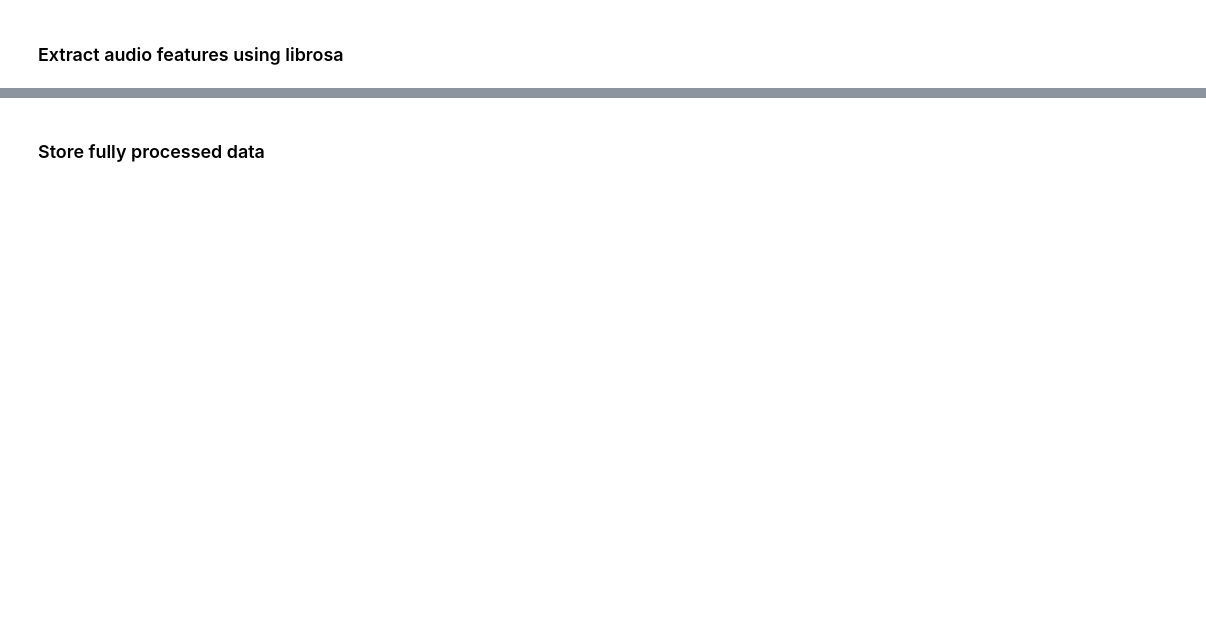
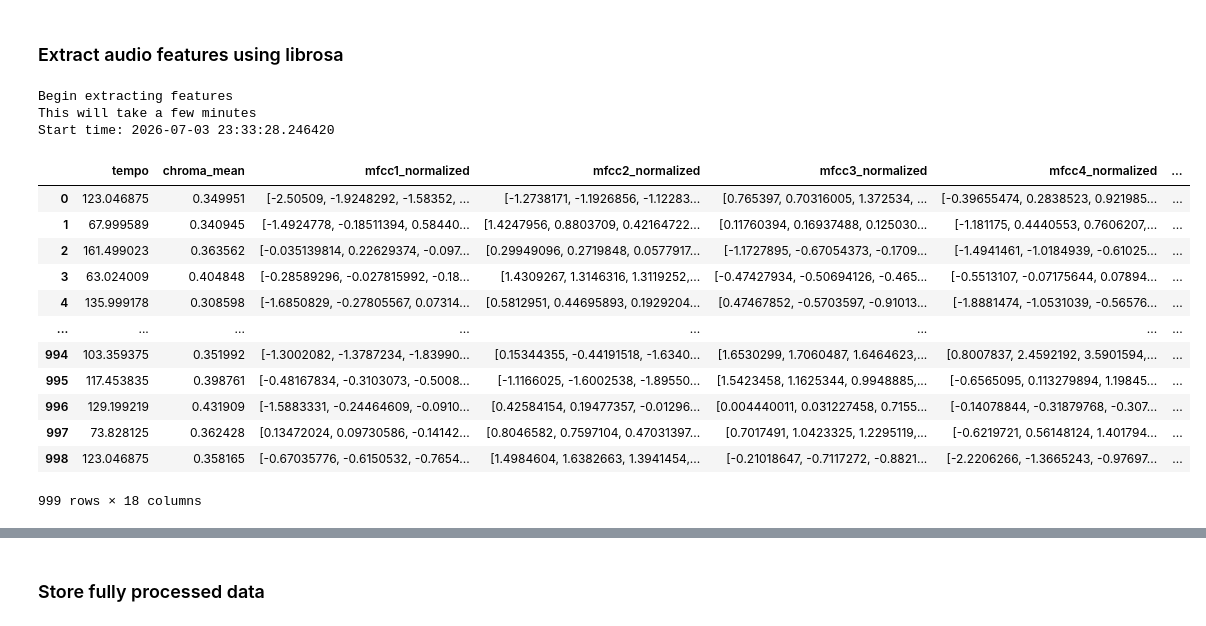
Before and after one commit to winni-datadiva/music-genre-classification, a Jupyter notebook: Code/clean_preprocess_dataset.ipynb, the cells around one changed output, grey strips where cells are left out. Saved outputs shown, nothing was run; the diff lists cells and outputs as text; code cells hidden in the pictures; blank space fills up the shorter version.

Commit message:
Implement normalization for MFCC extraction

```diff
--- a/Code/clean_preprocess_dataset.ipynb
+++ b/Code/clean_preprocess_dataset.ipynb
@@ -21,7 +21,7 @@ DATA_ROOT = Path('../Data_Music')
 print('DATA_ROOT dir exists:', DATA_ROOT.exists())
 
 # Confirm that GENRES_DIR is readable
-GENRES_DIR = DATA_ROOT / 'original' / 'genres_original'
+GENRES_DIR = DATA_ROOT / 'genres_original'
 print('GENRES_DIR dir exists:', GENRES_DIR.exists())
 
 # Print found genres
@@ -157,44 +201,63 @@ for path in find_audio_files_within_dir(PROCESSED_DIR)['path'].to_list():
     # Tempo
     tempo, _ = librosa.beat.beat_track(y=y, sr=sr)
 
     # Chroma
     chroma = librosa.feature.chroma_stft(y=y, sr=sr)
     chroma_mean = np.mean(chroma)
 
     # MFCC (13 coefficients)
     mfcc = librosa.feature.mfcc(y=y, sr=sr, n_mfcc=13)
-    mfcc_means = np.mean(mfcc, axis=1)
+
+    #Normalize the MFCC array by computing the mean to 0 and computing the standard deviation to 1
+    mfcc_normalized = (mfcc - np.mean(mfcc, axis=1, keepdims=True)) / (np.std(mfcc, axis=1, keepdims=True) + 1e-8)
 
     # Spectral features
     spectral_centroid = np.mean(librosa.feature.spectral_centroid(y=y, sr=sr))
     spectral_rolloff = np.mean(librosa.feature.spectral_rolloff(y=y, sr=sr))
     zcr = np.mean(librosa.feature.zero_crossing_rate(y))
 
     extracted_features_list.append({
         'tempo': tempo[0],
         'chroma_mean': chroma_mean,
-        'mfcc1_mean': mfcc_means[0],
-        'mfcc2_mean': mfcc_means[1],
-        'mfcc3_mean': mfcc_means[2],
-        'mfcc4_mean': mfcc_means[3],
-        'mfcc5_mean': mfcc_means[4],
-        'mfcc6_mean': mfcc_means[5],
-        'mfcc7_mean': mfcc_means[6],
-        'mfcc8_mean': mfcc_means[7],
-        'mfcc9_mean': mfcc_means[8],
-        'mfcc10_mean': mfcc_means[9],
-        'mfcc11_mean': mfcc_means[10],
-        'mfcc12_mean': mfcc_means[11],
-        'mfcc13_mean': mfcc_means[12],
+        'mfcc1_normalized': mfcc_normalized[0],
+        'mfcc2_normalized': mfcc_normalized[1],
+        'mfcc3_normalized': mfcc_normalized[2],
+        'mfcc4_normalized': mfcc_normalized[3],
+        'mfcc5_normalized': mfcc_normalized[4],
+        'mfcc6_normalized': mfcc_normalized[5],
+        'mfcc7_normalized': mfcc_normalized[6],
+        'mfcc8_normalized': mfcc_normalized[7],
+        'mfcc9_normalized': mfcc_normalized[8],
+        'mfcc10_normalized': mfcc_normalized[9],
+        'mfcc11_normalized': mfcc_normalized[10],
+        'mfcc12_normalized': mfcc_normalized[11],
+        'mfcc13_normalized': mfcc_normalized[12],
         'spectral_centroid': spectral_centroid,
         'spectral_rolloff': spectral_rolloff,
         'zero_crossing_rate': zcr
     })
 
 extracted_features_df = pd.DataFrame(extracted_features_list)
 display(extracted_features_df)
 
 # Print runtime
 print('End time:', datetime.datetime.now())
 elapsed_time = time.time() - start
 print(f'Elapsed time {np.floor(elapsed_time / 60):.0f} min, {round(elapsed_time % 60)} sec')
+# %% [output]
+Begin extracting features
+This will take a few minutes
+Start time: 2026-07-03 23:33:28.246420
+|  | tempo | chroma_mean | mfcc1_normalized | mfcc2_normalized | mfcc3_normalized | mfcc4_normalized | ... |
+| 0 | 123.046875 | 0.349951 | [-2.50509, -1.9248292, -1.58352, ... | [-1.2738171, -1.1926856, -1.12283... | [0.765397, 0.70316005, 1.372534, ... | [-0.39655474, 0.2838523, 0.921985... | ... |
+| 1 | 67.999589 | 0.340945 | [-1.4924778, -0.18511394, 0.58440... | [1.4247956, 0.8803709, 0.42164722... | [0.11760394, 0.16937488, 0.125030... | [-1.181175, 0.4440553, 0.7606207,... | ... |
+| 2 | 161.499023 | 0.363562 | [-0.035139814, 0.22629374, -0.097... | [0.29949096, 0.2719848, 0.0577917... | [-1.1727895, -0.67054373, -0.1709... | [-1.4941461, -1.0184939, -0.61025... | ... |
+| 3 | 63.024009 | 0.404848 | [-0.28589296, -0.027815992, -0.18... | [1.4309267, 1.3146316, 1.3119252,... | [-0.47427934, -0.50694126, -0.465... | [-0.5513107, -0.07175644, 0.07894... | ... |
+| 4 | 135.999178 | 0.308598 | [-1.6850829, -0.27805567, 0.07314... | [0.5812951, 0.44695893, 0.1929204... | [0.47467852, -0.5703597, -0.91013... | [-1.8881474, -1.0531039, -0.56576... | ... |
+| ... | ... | ... | ... | ... | ... | ... | ... |
+| 994 | 103.359375 | 0.351992 | [-1.3002082, -1.3787234, -1.83990... | [0.15344355, -0.44191518, -1.6340... | [1.6530299, 1.7060487, 1.6464623,... | [0.8007837, 2.4592192, 3.5901594,... | ... |
+| 995 | 117.453835 | 0.398761 | [-0.48167834, -0.3103073, -0.5008... | [-1.1166025, -1.6002538, -1.89550... | [1.5423458, 1.1625344, 0.9948885,... | [-0.6565095, 0.113279894, 1.19845... | ... |
+| 996 | 129.199219 | 0.431909 | [-1.5883331, -0.24464609, -0.0910... | [0.42584154, 0.19477357, -0.01296... | [0.004440011, 0.031227458, 0.7155... | [-0.14078844, -0.31879768, -0.307... | ... |
+| 997 | 73.828125 | 0.362428 | [0.13472024, 0.09730586, -0.14142... | [0.8046582, 0.7597104, 0.47031397... | [0.7017491, 1.0423325, 1.2295119,... | [-0.6219721, 0.56148124, 1.401794... | ... |
+| 998 | 123.046875 | 0.358165 | [-0.67035776, -0.6150532, -0.7654... | [1.4984604, 1.6382663, 1.3941454,... | [-0.21018647, -0.7117272, -0.8821... | [-2.2206266, -1.3665243, -0.97697... | ... |
+999 rows × 18 columns
```
Also changed, not shown: parts of 6 cells of this notebook, 1 other file.
